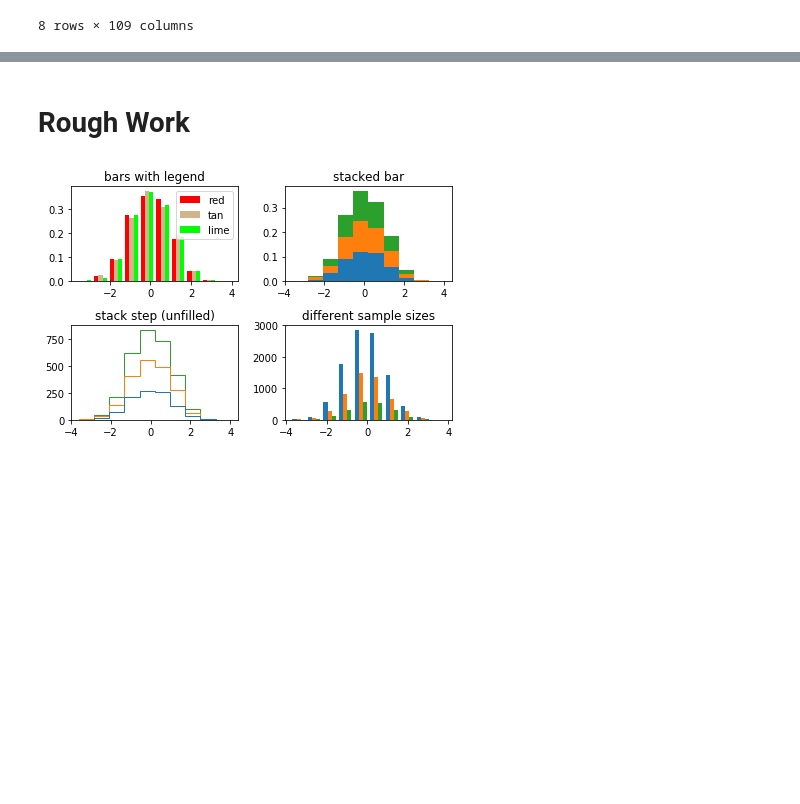
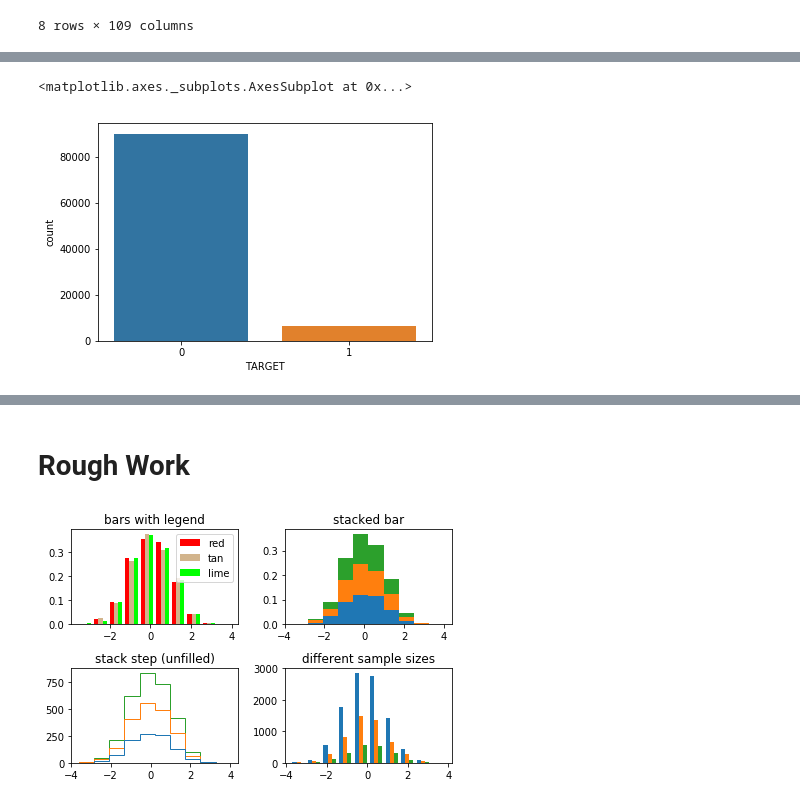
Before and after one commit to RajatChaudhari/HomeCreditDefaultRisk, a Jupyter notebook: HCDR1.ipynb, the cells around one changed output, grey strips where cells are left out. Cells and saved outputs as stored; diff of their text form; code cells hidden in the pictures; blank space fills up the shorter version.

Commit message:
cleaned data
do not drop columns with null values, instead, replace with suitable value

```diff
--- a/HCDR1.ipynb
+++ b/HCDR1.ipynb
@@ -165,0 +301,4 @@ apptrain["EXT_SOURCE_3"].fillna(0,inplace=True)
+# %%
+apptrain.drop(columns=["Gender","OwnCar","OwnRealty"],inplace=True)
+# %%
+apptrain["OCCUPATION_TYPE"].fillna(0,inplace=True)
@@ -165,0 +318,3 @@ apptrain["EXT_SOURCE_3"].fillna(0,inplace=True)
+# %%
+apptrain["DEF_30_CNT_SOCIAL_CIRCLE"].fillna(0,inplace=True)
+apptrain["DEF_60_CNT_SOCIAL_CIRCLE"].fillna(0,inplace=True)
@@ -363,0 +544,7 @@ apptrain.describe()
+# %%
+nullocc=apptrain[apptrain["OCCUPATION_TYPE"].isnull()]
+# %%
+sns.countplot(x=nullocc["TARGET"],data=nullocc)
+# %% [output]
+<matplotlib.axes._subplots.AxesSubplot at 0x...>
+[figure, added]
```
Also changed, not shown: parts of 71 cells of this notebook.
